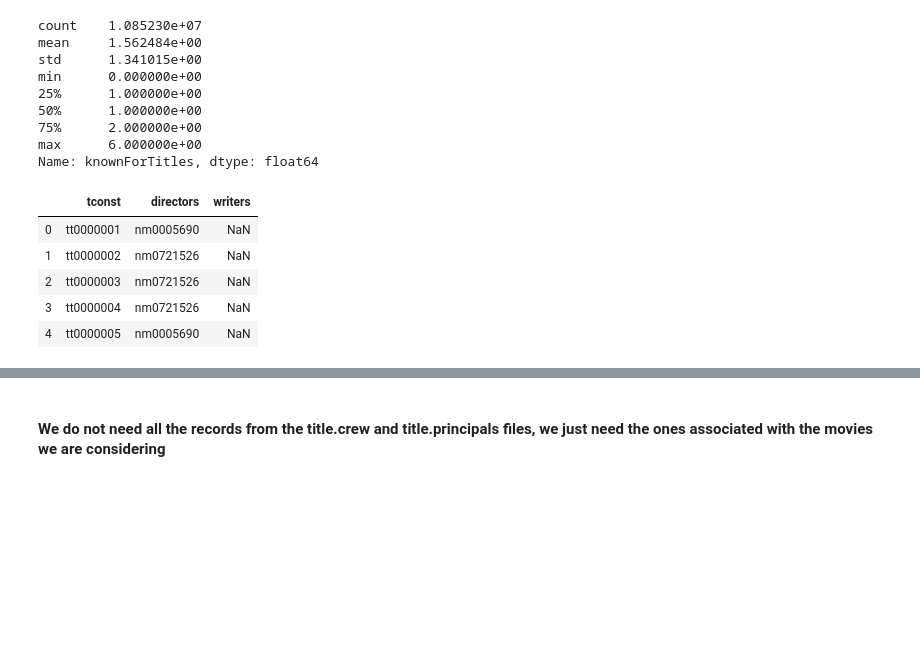
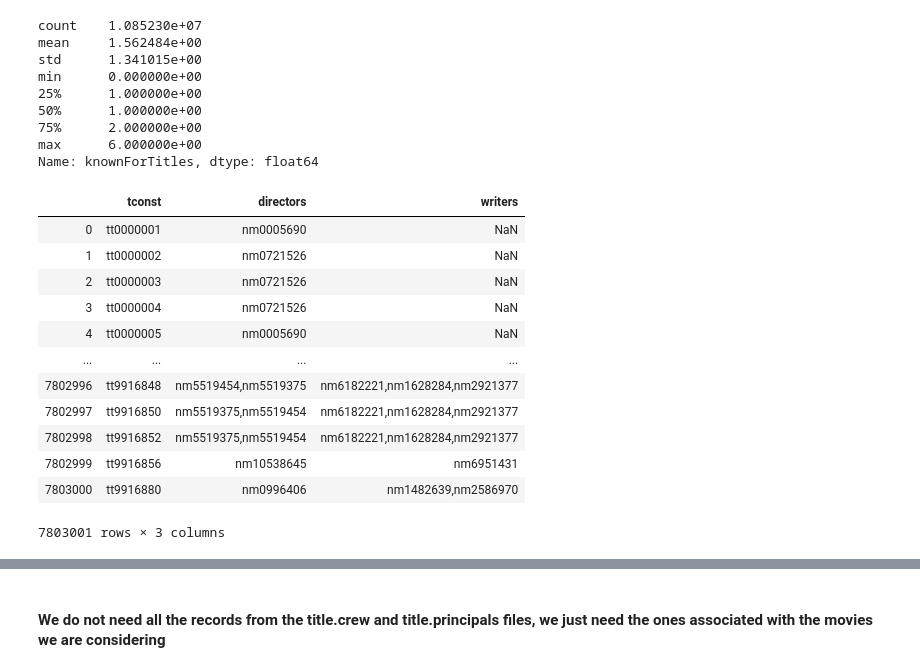
Before and after one commit to kedarbartake98/IMDB_movie_rating_prediction, a Jupyter notebook: notebooks/Initial data processing.ipynb, the cells around one changed output, grey strips where cells are left out. Drawn from its saved outputs; the diff is of its cells as text; code cells hidden in the pictures; blank space fills up the shorter version.

```diff
--- a/notebooks/Initial data processing.ipynb
+++ b/notebooks/Initial data processing.ipynb
@@ -23,0 +14,6 @@ df.head()
+# %%
+df = pd.read_csv('..\\data\\raw\\title.basics.tsv', sep='\t')
+title_ratings = pd.read_csv('..\\data\\raw\\title.ratings.tsv', sep='\t')
+
+print("Number of titles : {}".format(len(df)))
+print("Number of ratings : {}".format(len(title_ratings)))
@@ -42,7 +63,0 @@ array(['short', 'movie', 'tvShort', 'tvMovie', 'tvSeries', 'tvEpisode',
-# %%
-# del df['endYear']
-df['startYear'] = df['startYear'].apply(lambda x: int(x) if (x!='\\N') else 0)
-
-movies = df.loc[((df['titleType']=='movie') | (df['titleType']=='tvMovie')) & (df['startYear']>2010)]
-movies.reset_index(drop=True, inplace=True)
-movies.head()
@@ -197,11 +219,18 @@ Name: knownForTitles, dtype: float64
 # %%
 title_crew = pd.read_csv(os.path.join(DATA_DIR, 'title.crew.tsv'), sep='\t')
 title_crew = process_null_values(title_crew)
-title_crew.head()
+title_crew
 # %% [output]
 |  | tconst | directors | writers |
 | 0 | tt0000001 | nm0005690 | NaN |
 | 1 | tt0000002 | nm0721526 | NaN |
 | 2 | tt0000003 | nm0721526 | NaN |
 | 3 | tt0000004 | nm0721526 | NaN |
 | 4 | tt0000005 | nm0005690 | NaN |
+| ... | ... | ... | ... |
+| 7802996 | tt9916848 | nm5519454,nm5519375 | nm6182221,nm1628284,nm2921377 |
+| 7802997 | tt9916850 | nm5519375,nm5519454 | nm6182221,nm1628284,nm2921377 |
+| 7802998 | tt9916852 | nm5519375,nm5519454 | nm6182221,nm1628284,nm2921377 |
+| 7802999 | tt9916856 | nm10538645 | nm6951431 |
+| 7803000 | tt9916880 | nm0996406 | nm1482639,nm2586970 |
+7803001 rows × 3 columns
```
Also changed, not shown: parts of 41 cells of this notebook.
